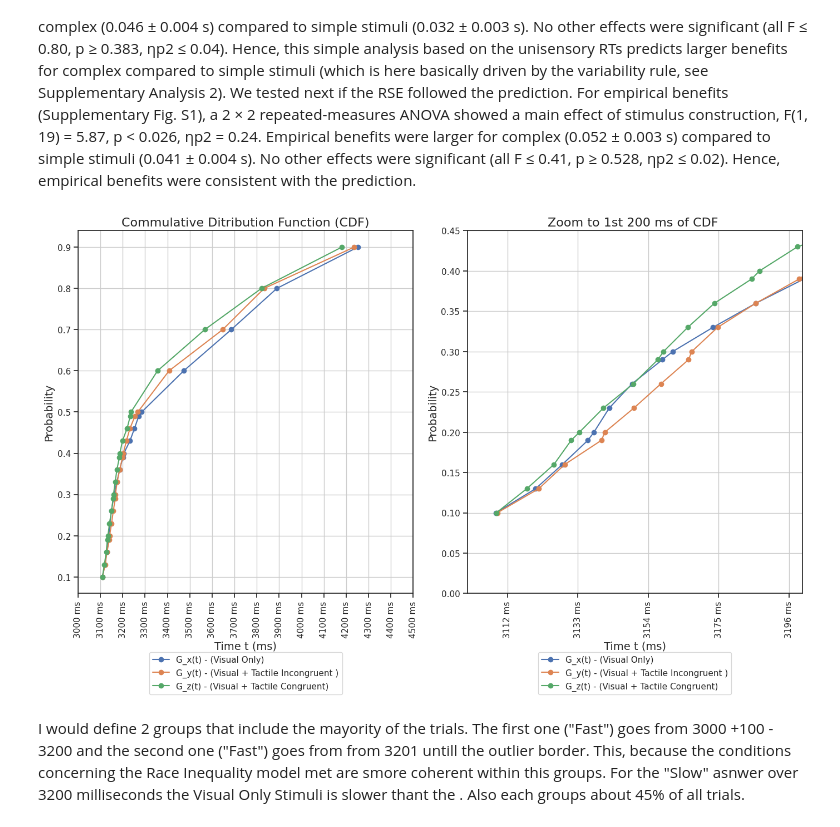
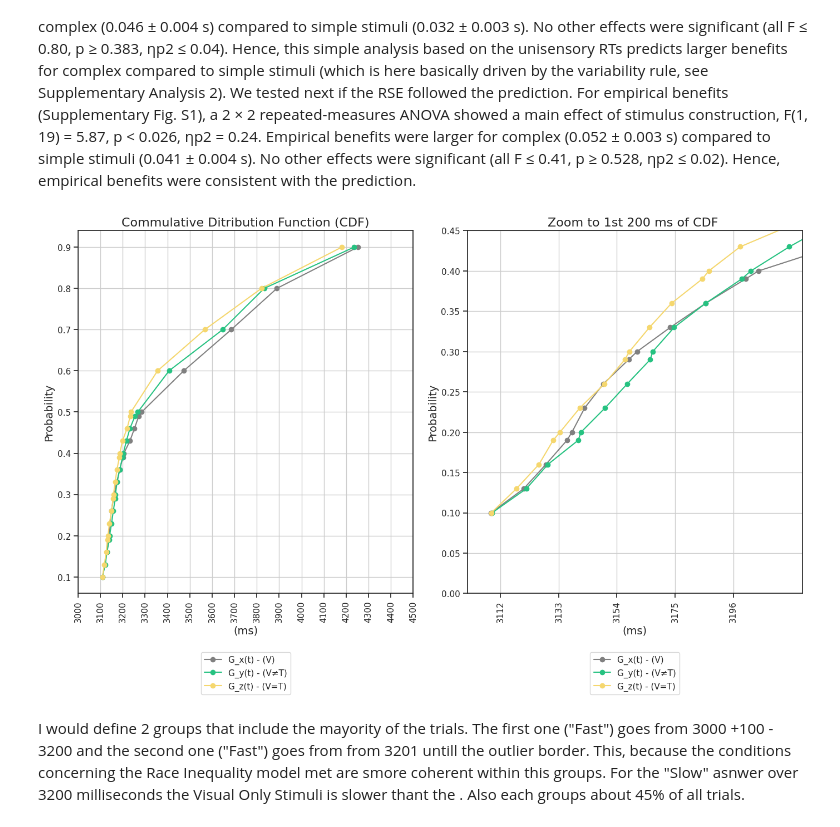
Before and after one commit to BenjaminDupre/m-b_thesis, a Jupyter notebook: Analysis/Analysis..ipynb, the cells around one changed output. Cells and saved outputs as stored; diff of their text form; code cells hidden in the pictures.

```diff
--- a/Analysis/Analysis..ipynb
+++ b/Analysis/Analysis..ipynb
@@ -1673,54 +1673,54 @@ fig, axes = plt.subplots(1, 2, figsize=(14, 9))
 # bin_edges = range(3000, int(work_df_no_outl['time_ms'].max()) + 100, 100)
 
 # Plot on the first subplot (axes[0])
-axes[0].plot(Xp, P, '-o', label='G_x(t) - (Visual Only)')
-axes[0].plot(Yp, P, '-o', label='G_y(t) - (Visual + Tactile Incongruent )')
-axes[0].plot(Zp, P, '-o', label='G_z(t) - (Visual + Tactile Congruent)')
+axes[0].plot(Xp, P, '-o', label='G_x(t) - (V)', color='grey')
+axes[0].plot(Yp, P, '-o', label='G_y(t) - (V≠T)', color='#26C281')
+axes[0].plot(Zp, P, '-o', label='G_z(t) - (V=T)', color='#F5D76E')
 
 x_ticks = range(3000, 4500 + 10, 100)
 
 # Set the x-tick positions and labels
 axes[0].set_xticks(x_ticks)
-axes[0].set_xticklabels([str(tick) + ' ms' for tick in x_ticks], rotation=90)
+axes[0].set_xticklabels([str(tick) for tick in x_ticks], rotation=90)
 
 #axes[0].set_ylim(0.0, 0.4)
 #axes[0].set_xlim(3063, 3200)
 axes[0].grid()
 axes[0].set_title('Commulative Ditribution Function (CDF)', fontsize=16)
-axes[0].set_xlabel('Time t (ms)', fontsize=14)
+axes[0].set_xlabel('(ms)', fontsize=14)
 axes[0].set_ylabel('Probability', fontsize=14)
 axes[0].legend(loc=4)
 
 
 # Plot on the second subplot (axes[1])
-axes[1].plot(Xp, P, '-o', label='G_x(t) - (Visual Only)')
-axes[1].plot(Yp, P, '-o', label='G_y(t) - (Visual + Tactile Incongruent )')
-axes[1].plot(Zp, P, '-o', label='G_z(t) - (Visual + Tactile Congruent)')
+axes[1].plot(Xp, P, '-o', label='G_x(t) - (V)', color='grey')
+axes[1].plot(Yp, P, '-o', label='G_y(t) - (V≠T)', color='#26C281')
+axes[1].plot(Zp, P, '-o', label='G_z(t) - (V=T)', color='#F5D76E')
 
 x_ticks = range(3070, 3200 + 10, 21)
 
 # Set the x-tick positions and labels
 axes[1].set_xticks(x_ticks)
-axes[1].set_xticklabels([str(tick) + ' ms' for tick in x_ticks], rotation=90)
+axes[1].set_xticklabels([str(tick) for tick in x_ticks], rotation=90)
 
 axes[1].set_ylim(0.0, 0.45)
-axes[1].set_xlim(3100, 3200)
+axes[1].set_xlim(3100, 3221)
 axes[1].grid()
 axes[1].set_title('Zoom to 1st 200 ms of CDF ', fontsize=16)
-axes[1].set_xlabel('Time t (ms)', fontsize=14)
+axes[1].set_xlabel('(ms)', fontsize=14)
 axes[1].set_ylabel('Probability', fontsize=14)
 axes[1].legend(loc=4)
 
 # Move the legend outside and to the bottom of the graph
 axes[0].legend(loc="upper center", bbox_to_anchor=(0.5, -0.15))
 # Move the legend outside and to the bottom of the graph
 axes[1].legend(loc="upper center", bbox_to_anchor=(0.5, -0.15))
 
 
 plt.tight_layout()
 plt.show()
 # %% [output]
-[figure, old version]
+[figure, new version]
 # %% [markdown]
 I would define 2 groups that include the mayority of the trials. The first one ("Fast") goes from 3000 +100 -  3200 and the second one ("Fast") goes from from 3201 untill the outlier border. This, because the conditions concerning the Race Inequality model met are smore coherent within this groups. For the "Slow" asnwer over 3200 milliseconds the Visual Only Stimuli is slower thant the . Also each groups about 45% of all trials.
 # %%
```
Also changed, not shown: parts of 1 cell of this notebook, 10 other files.
